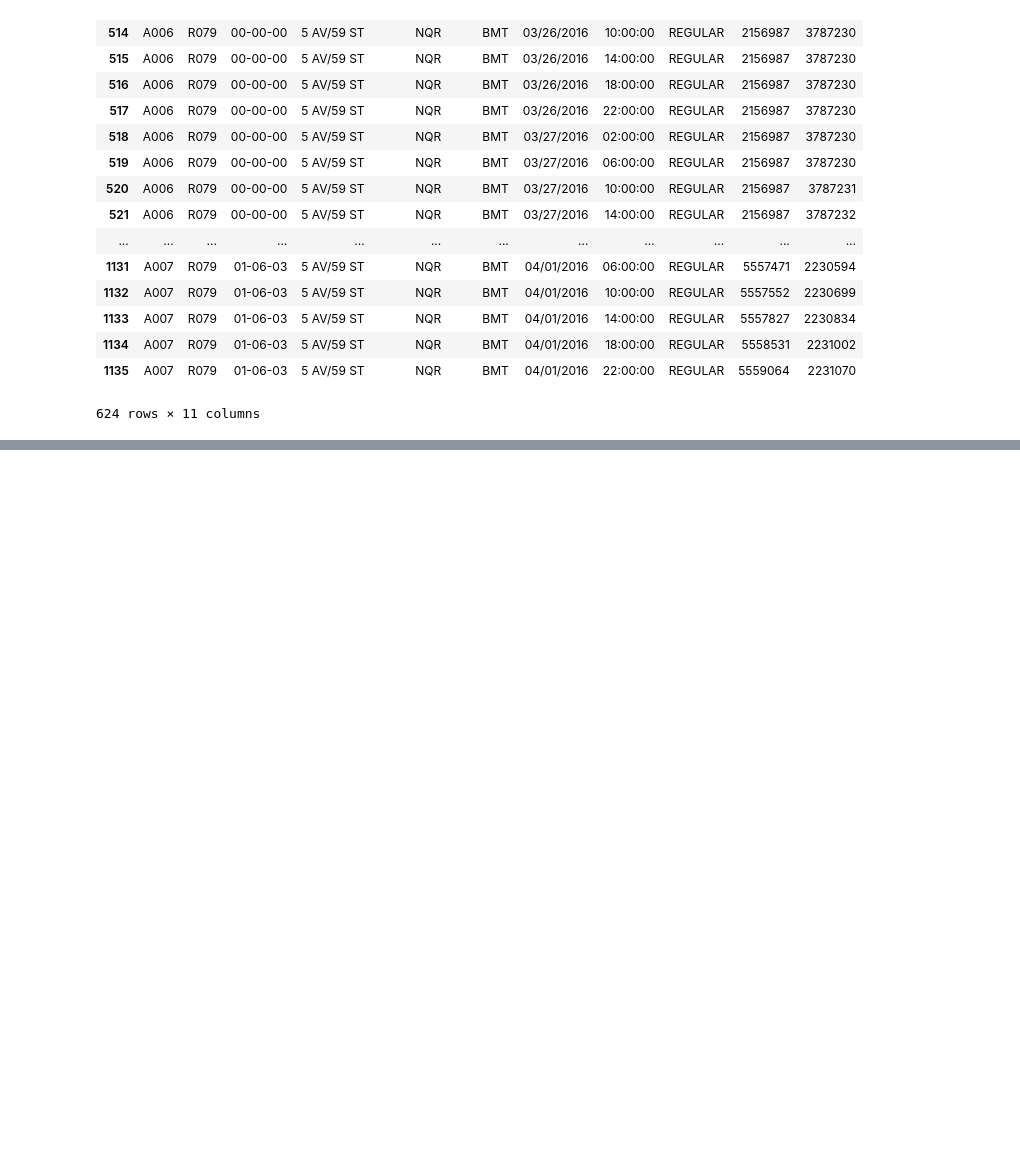
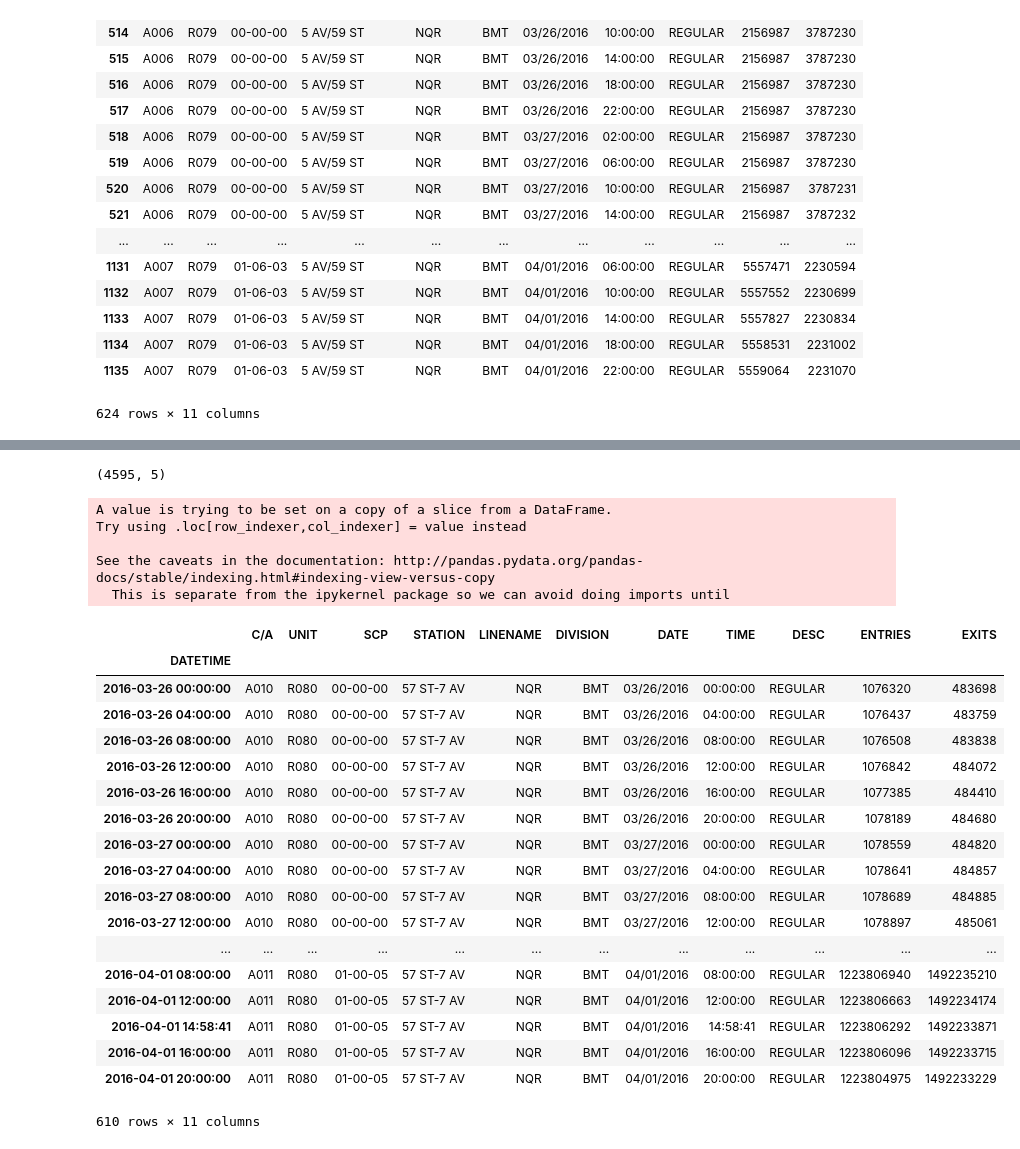
Before and after one commit to mango314/mta, a Jupyter notebook: MTA - Turnstile Data.ipynb, the cells around one changed output, grey strips where cells are left out. Saved outputs shown, nothing was run; the diff lists cells and outputs as text; code cells hidden in the pictures; blank space fills up the shorter version.

```diff
--- a/MTA - Turnstile Data.ipynb
+++ b/MTA - Turnstile Data.ipynb
@@ -222,0 +257,5 @@ turnstile[(turnstile.UNIT=="R079")&(turnstile.DESC=="REGULAR")]
+# %%
+stations = turnstile[["STATION", "C/A", "UNIT", "SCP", "LINENAME"]].drop_duplicates()
+stations.shape
+# %% [output]
+(4595, 5)
@@ -222,0 +265,32 @@ turnstile[(turnstile.UNIT=="R079")&(turnstile.DESC=="REGULAR")]
+# %%
+X = turnstile[N]
+
+X['DATETIME'] = pd.to_datetime(turnstile[N]["DATE"] + " " + turnstile[N]["TIME"])
+# %% [output]
+A value is trying to be set on a copy of a slice from a DataFrame.
+Try using .loc[row_indexer,col_indexer] = value instead
+
+See the caveats in the documentation: http://pandas.pydata.org/pandas-docs/stable/indexing.html#indexing-view-versus-copy
+  This is separate from the ipykernel package so we can avoid doing imports until
+# %%
+X[ X.STATION == '57 ST-7 AV'].set_index('DATETIME')
+# %% [output]
+|  | C/A | UNIT | SCP | STATION | LINENAME | DIVISION | DATE | TIME | DESC | ENTRIES | EXITS |
+| DATETIME |  |  |  |  |  |  |  |  |  |  |  |
+| 2016-03-26 00:00:00 | A010 | R080 | 00-00-00 | 57 ST-7 AV | NQR | BMT | 03/26/2016 | 00:00:00 | REGULAR | 1076320 | 483698 |
+| 2016-03-26 04:00:00 | A010 | R080 | 00-00-00 | 57 ST-7 AV | NQR | BMT | 03/26/2016 | 04:00:00 | REGULAR | 1076437 | 483759 |
+| 2016-03-26 08:00:00 | A010 | R080 | 00-00-00 | 57 ST-7 AV | NQR | BMT | 03/26/2016 | 08:00:00 | REGULAR | 1076508 | 483838 |
+| 2016-03-26 12:00:00 | A010 | R080 | 00-00-00 | 57 ST-7 AV | NQR | BMT | 03/26/2016 | 12:00:00 | REGULAR | 1076842 | 484072 |
+| 2016-03-26 16:00:00 | A010 | R080 | 00-00-00 | 57 ST-7 AV | NQR | BMT | 03/26/2016 | 16:00:00 | REGULAR | 1077385 | 484410 |
+| 2016-03-26 20:00:00 | A010 | R080 | 00-00-00 | 57 ST-7 AV | NQR | BMT | 03/26/2016 | 20:00:00 | REGULAR | 1078189 | 484680 |
+| 2016-03-27 00:00:00 | A010 | R080 | 00-00-00 | 57 ST-7 AV | NQR | BMT | 03/27/2016 | 00:00:00 | REGULAR | 1078559 | 484820 |
+| 2016-03-27 04:00:00 | A010 | R080 | 00-00-00 | 57 ST-7 AV | NQR | BMT | 03/27/2016 | 04:00:00 | REGULAR | 1078641 | 484857 |
+| 2016-03-27 08:00:00 | A010 | R080 | 00-00-00 | 57 ST-7 AV | NQR | BMT | 03/27/2016 | 08:00:00 | REGULAR | 1078689 | 484885 |
+| 2016-03-27 12:00:00 | A010 | R080 | 00-00-00 | 57 ST-7 AV | NQR | BMT | 03/27/2016 | 12:00:00 | REGULAR | 1078897 | 485061 |
+| ... | ... | ... | ... | ... | ... | ... | ... | ... | ... | ... | ... |
+| 2016-04-01 08:00:00 | A011 | R080 | 01-00-05 | 57 ST-7 AV | NQR | BMT | 04/01/2016 | 08:00:00 | REGULAR | 1223806940 | 1492235210 |
+| 2016-04-01 12:00:00 | A011 | R080 | 01-00-05 | 57 ST-7 AV | NQR | BMT | 04/01/2016 | 12:00:00 | REGULAR | 1223806663 | 1492234174 |
+| 2016-04-01 14:58:41 | A011 | R080 | 01-00-05 | 57 ST-7 AV | NQR | BMT | 04/01/2016 | 14:58:41 | REGULAR | 1223806292 | 1492233871 |
+| 2016-04-01 16:00:00 | A011 | R080 | 01-00-05 | 57 ST-7 AV | NQR | BMT | 04/01/2016 | 16:00:00 | REGULAR | 1223806096 | 1492233715 |
+| 2016-04-01 20:00:00 | A011 | R080 | 01-00-05 | 57 ST-7 AV | NQR | BMT | 04/01/2016 | 20:00:00 | REGULAR | 1223804975 | 1492233229 |
+610 rows × 11 columns
```
Also changed, not shown: parts of 9 cells of this notebook.
